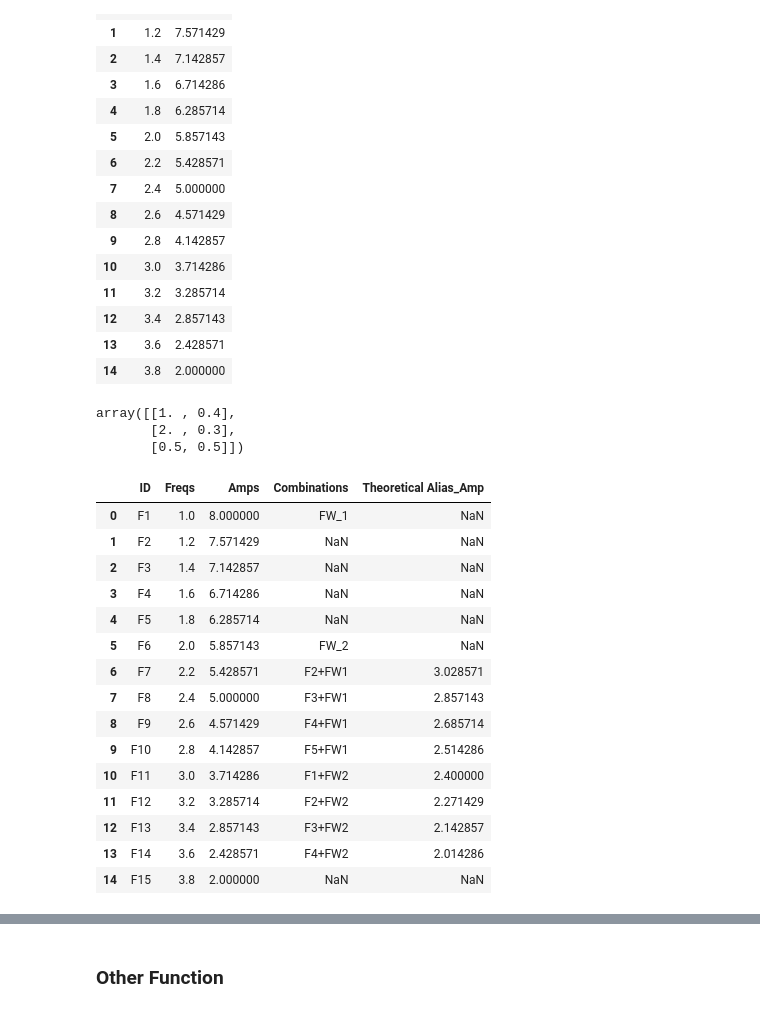
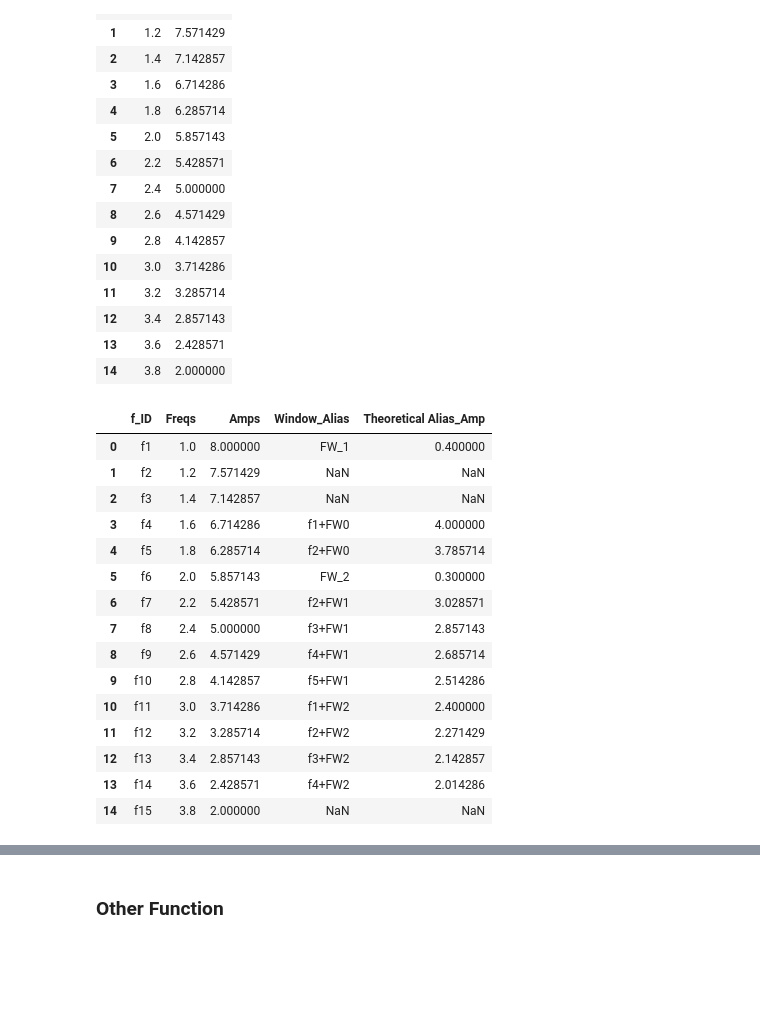
Before and after one commit to carlosccamino/asteroseismology, a Jupyter notebook: asteroseismology/tests.ipynb, the cells around one changed output, grey strips where cells are left out. Saved outputs shown, nothing was run; the diff lists cells and outputs as text; code cells hidden in the pictures; blank space fills up the shorter version.

Commit message:
dev: freq_analysis - Testing if the bug got fixed.

```diff
--- a/asteroseismology/tests.ipynb
+++ b/asteroseismology/tests.ipynb
@@ -711,27 +713,27 @@ freqs_df
 | 13 | 3.6 | 2.428571 |
 | 14 | 3.8 | 2.000000 |
 # %%
-window_function
+from freq_analysis import window_check
+antialiased = window_check(freqs=freqs_df, f_col=0, amp_col=1, window_function=window_function, max_n=1, tol=0.1)
+real = antialiased["Window_Alias"].isna()
+real_f = antialiased[real].copy()
+spureous = antialiased[~real].copy()
-# %% [output]
-array([[1. , 0.4],
-       [2. , 0.3],
-       [0.5, 0.5]])
-# %%
-window_check(freqs=freqs_df, f_col=0, amp_col=1, window_function=window_function, max_n=1, tol=0.01)
-# %% [output]
-|  | ID | Freqs | Amps | Combinations | Theoretical Alias_Amp |
-| 0 | F1 | 1.0 | 8.000000 | FW_1 | NaN |
-| 1 | F2 | 1.2 | 7.571429 | NaN | NaN |
-| 2 | F3 | 1.4 | 7.142857 | NaN | NaN |
-| 3 | F4 | 1.6 | 6.714286 | NaN | NaN |
-| 4 | F5 | 1.8 | 6.285714 | NaN | NaN |
-| 5 | F6 | 2.0 | 5.857143 | FW_2 | NaN |
-| 6 | F7 | 2.2 | 5.428571 | F2+FW1 | 3.028571 |
-| 7 | F8 | 2.4 | 5.000000 | F3+FW1 | 2.857143 |
-| 8 | F9 | 2.6 | 4.571429 | F4+FW1 | 2.685714 |
-| 9 | F10 | 2.8 | 4.142857 | F5+FW1 | 2.514286 |
-| 10 | F11 | 3.0 | 3.714286 | F1+FW2 | 2.400000 |
-| 11 | F12 | 3.2 | 3.285714 | F2+FW2 | 2.271429 |
-| 12 | F13 | 3.4 | 2.857143 | F3+FW2 | 2.142857 |
-| 13 | F14 | 3.6 | 2.428571 | F4+FW2 | 2.014286 |
-| 14 | F15 | 3.8 | 2.000000 | NaN | NaN |
+# %%
+antialiased
+# %% [output]
+|  | f_ID | Freqs | Amps | Window_Alias | Theoretical Alias_Amp |
+| 0 | f1 | 1.0 | 8.000000 | FW_1 | 0.400000 |
+| 1 | f2 | 1.2 | 7.571429 | NaN | NaN |
+| 2 | f3 | 1.4 | 7.142857 | NaN | NaN |
+| 3 | f4 | 1.6 | 6.714286 | f1+FW0 | 4.000000 |
+| 4 | f5 | 1.8 | 6.285714 | f2+FW0 | 3.785714 |
+| 5 | f6 | 2.0 | 5.857143 | FW_2 | 0.300000 |
+| 6 | f7 | 2.2 | 5.428571 | f2+FW1 | 3.028571 |
+| 7 | f8 | 2.4 | 5.000000 | f3+FW1 | 2.857143 |
+| 8 | f9 | 2.6 | 4.571429 | f4+FW1 | 2.685714 |
+| 9 | f10 | 2.8 | 4.142857 | f5+FW1 | 2.514286 |
+| 10 | f11 | 3.0 | 3.714286 | f1+FW2 | 2.400000 |
+| 11 | f12 | 3.2 | 3.285714 | f2+FW2 | 2.271429 |
+| 12 | f13 | 3.4 | 2.857143 | f3+FW2 | 2.142857 |
+| 13 | f14 | 3.6 | 2.428571 | f4+FW2 | 2.014286 |
+| 14 | f15 | 3.8 | 2.000000 | NaN | NaN |
```
Also changed, not shown: parts of 2 cells of this notebook.
